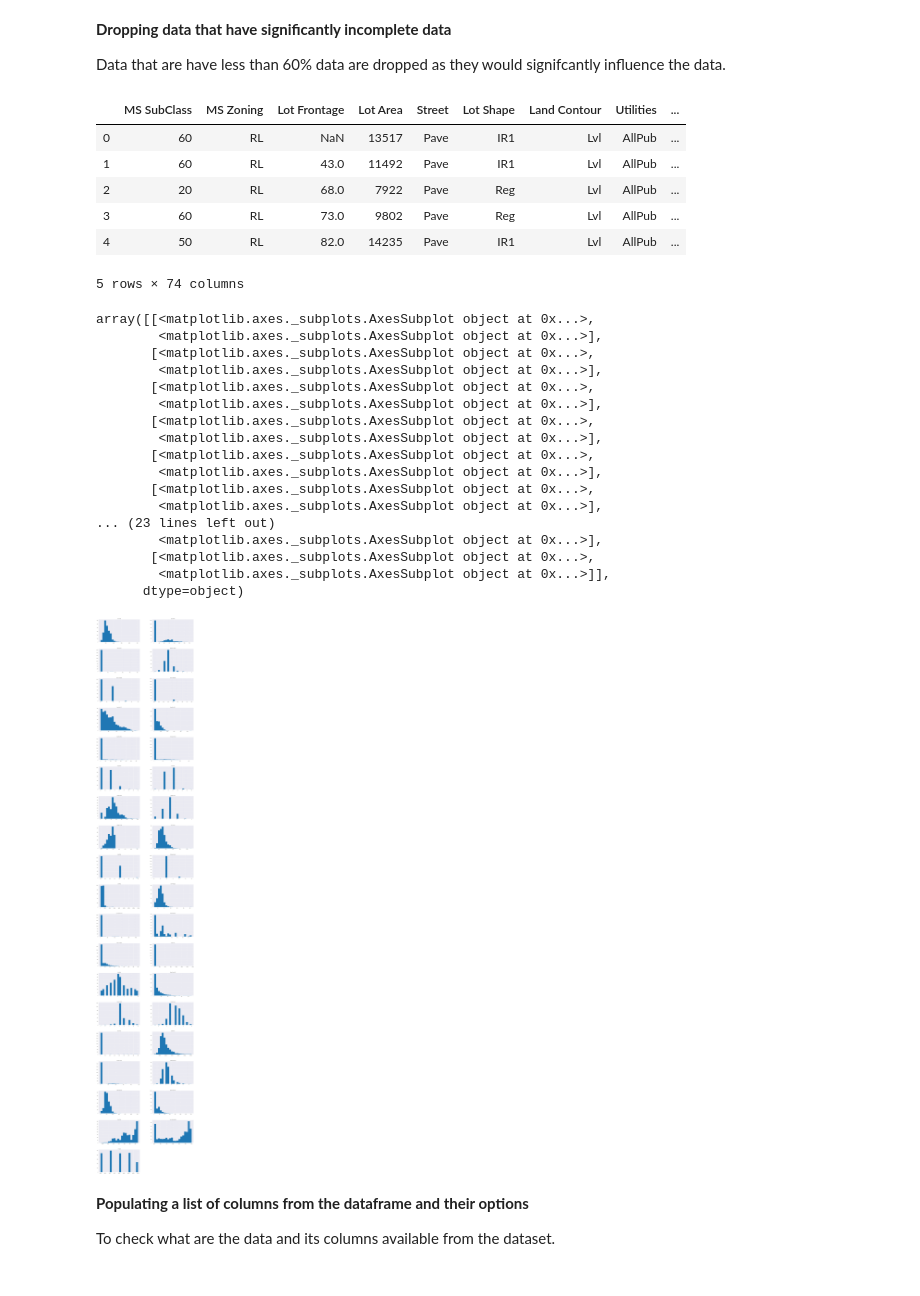
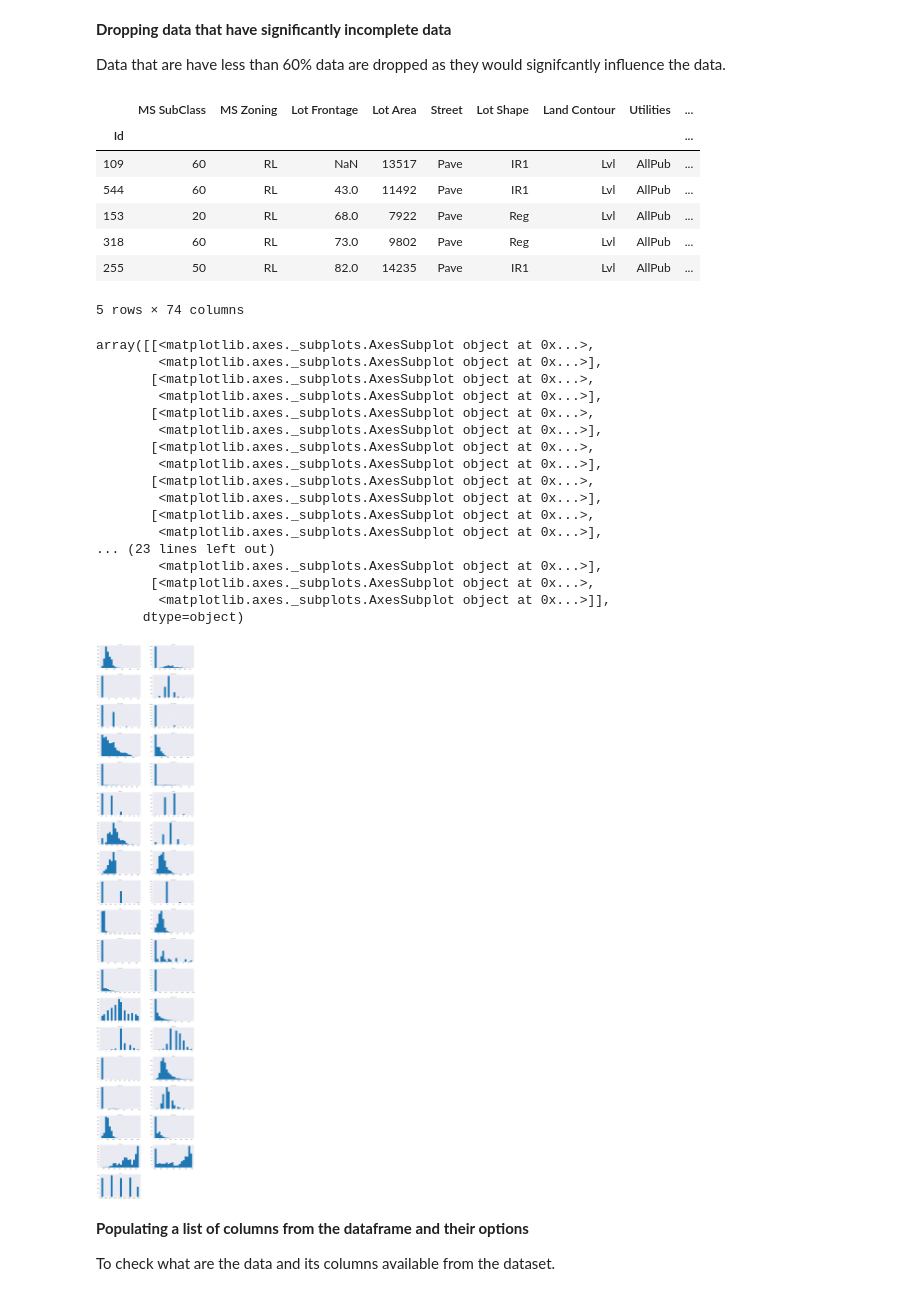
Before and after one commit to mieulium/Project2, a Jupyter notebook: Project 2.ipynb, the cells around one changed output. Cells and saved outputs as stored; diff of their text form; code cells hidden in the pictures.

```diff
--- a/Project 2.ipynb
+++ b/Project 2.ipynb
@@ -37,7 +38,7 @@ import pandas_profiling
 Data is imported from [here](https://www.kaggle.com/c/dsi-us-6-project-2-regression-challenge/data)
 # %%
 #import train data
-df = pd.read_csv("../project_2/datasets/train.csv")
+df = pd.read_csv("../project_2/datasets/train.csv", index_col= 'Id')
 # %% [markdown]
 ### 3. Visually inspect the type of data
 # %%
@@ -80,41 +81,40 @@ df = df.drop("Fence", axis = 1)
 df = df.drop("Misc Feature", axis = 1)
 # %%
 df = df.drop("Fireplace Qu", axis = 1)
-# %%
-df = df.drop("Id", axis = 1)
 # %%
 df = df.drop("PID", axis = 1)
 # %%
 df.head()
 # %% [output]
 |  | MS SubClass | MS Zoning | Lot Frontage | Lot Area | Street | Lot Shape | Land Contour | Utilities | ... |
-| 0 | 60 | RL | NaN | 13517 | Pave | IR1 | Lvl | AllPub | ... |
-| 1 | 60 | RL | 43.0 | 11492 | Pave | IR1 | Lvl | AllPub | ... |
-| 2 | 20 | RL | 68.0 | 7922 | Pave | Reg | Lvl | AllPub | ... |
-| 3 | 60 | RL | 73.0 | 9802 | Pave | Reg | Lvl | AllPub | ... |
-| 4 | 50 | RL | 82.0 | 14235 | Pave | IR1 | Lvl | AllPub | ... |
+| Id |  |  |  |  |  |  |  |  | ... |
+| 109 | 60 | RL | NaN | 13517 | Pave | IR1 | Lvl | AllPub | ... |
+| 544 | 60 | RL | 43.0 | 11492 | Pave | IR1 | Lvl | AllPub | ... |
+| 153 | 20 | RL | 68.0 | 7922 | Pave | Reg | Lvl | AllPub | ... |
+| 318 | 60 | RL | 73.0 | 9802 | Pave | Reg | Lvl | AllPub | ... |
+| 255 | 50 | RL | 82.0 | 14235 | Pave | IR1 | Lvl | AllPub | ... |
 5 rows × 74 columns
 # %%
-df.hist(figsize = (25,150), layout= (19,2), bins = 20)
+df.hist(figsize = (25,150), layout= (19,2), bins = 20, ylabelsize = 15, xlabelsize =15 )
 # %% [output]
 array([[<matplotlib.axes._subplots.AxesSubplot object at 0x...>,
         <matplotlib.axes._subplots.AxesSubplot object at 0x...>],
        [<matplotlib.axes._subplots.AxesSubplot object at 0x...>,
         <matplotlib.axes._subplots.AxesSubplot object at 0x...>],
        [<matplotlib.axes._subplots.AxesSubplot object at 0x...>,
         <matplotlib.axes._subplots.AxesSubplot object at 0x...>],
        [<matplotlib.axes._subplots.AxesSubplot object at 0x...>,
         <matplotlib.axes._subplots.AxesSubplot object at 0x...>],
        [<matplotlib.axes._subplots.AxesSubplot object at 0x...>,
         <matplotlib.axes._subplots.AxesSubplot object at 0x...>],
        [<matplotlib.axes._subplots.AxesSubplot object at 0x...>,
         <matplotlib.axes._subplots.AxesSubplot object at 0x...>],
 ... (23 lines left out)
         <matplotlib.axes._subplots.AxesSubplot object at 0x...>],
        [<matplotlib.axes._subplots.AxesSubplot object at 0x...>,
         <matplotlib.axes._subplots.AxesSubplot object at 0x...>]],
       dtype=object)
-[figure, old version]
+[figure, new version]
 # %% [markdown]
 **Populating a list of columns from the dataframe and their options**
 
```
Also changed, not shown: parts of 105 cells of this notebook.
